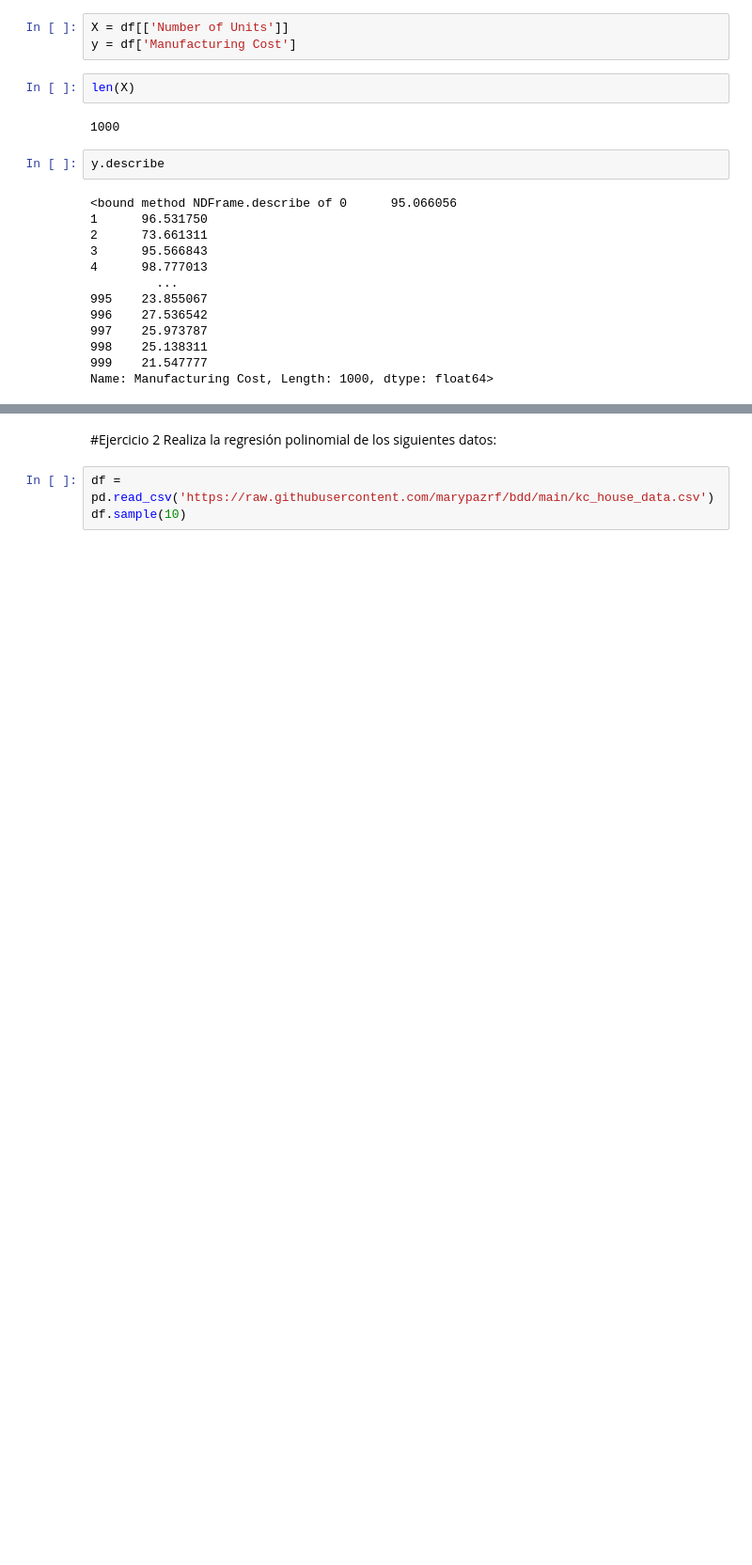
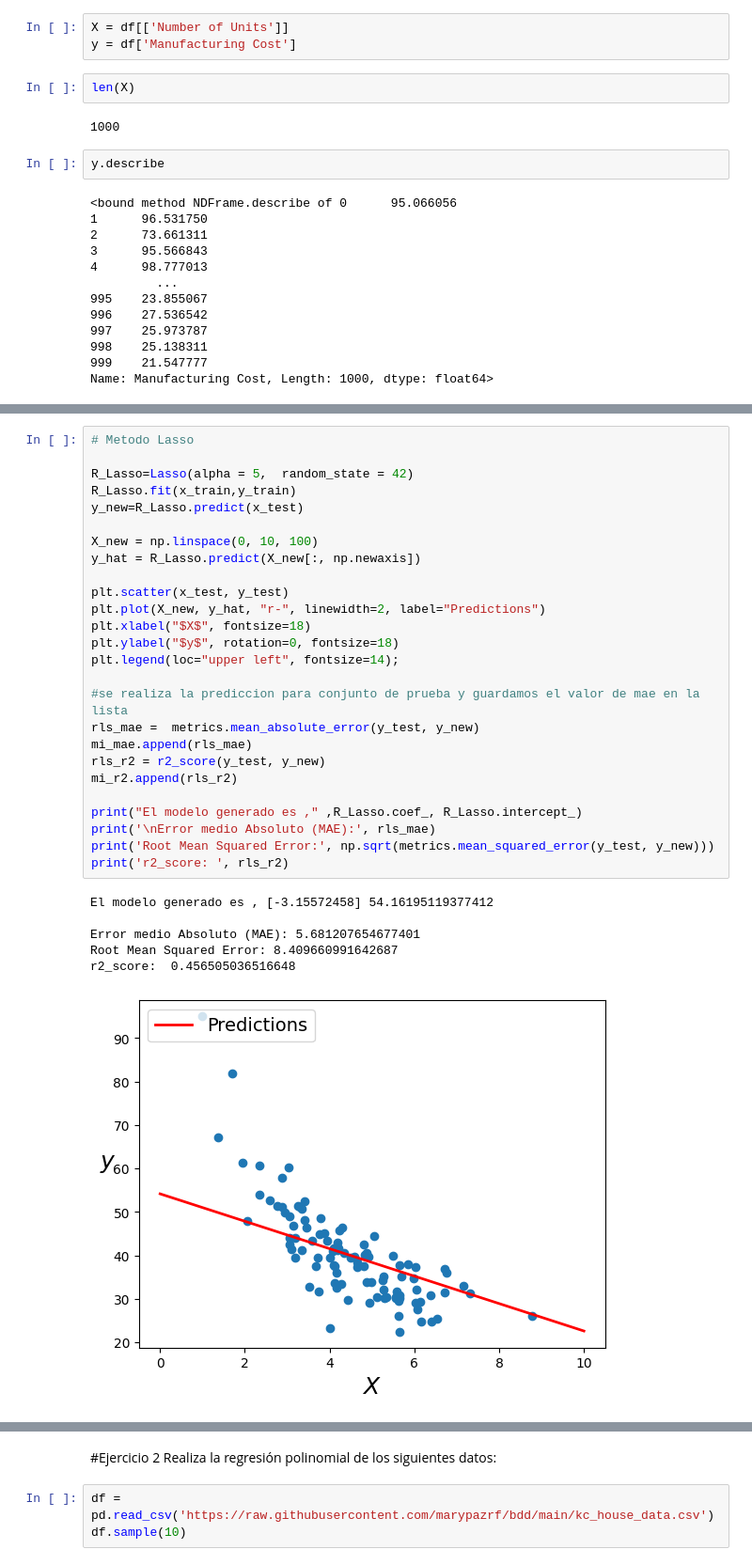
Before and after one commit to PosgradoMNA/actividades-de-aprendizaje-joshiecruz, a Jupyter notebook: Entregas Semanales/Entrega Semana 8/Regresiones - Kmeans/TecMty_Regresion_lineal_polinomial (2).ipynb, the cells around one changed output, grey strips where cells are left out. Shown: that part at 94% size. Drawn from its saved outputs; the diff is of its cells as text; blank space fills up the shorter version.

```diff
--- a/Entregas Semanales/Entrega Semana 8/Regresiones - Kmeans/TecMty_Regresion_lineal_polinomial (2).ipynb
+++ b/Entregas Semanales/Entrega Semana 8/Regresiones - Kmeans/TecMty_Regresion_lineal_polinomial (2).ipynb
@@ -315,0 +427,33 @@ NameError: ignored
+# %%
+# Metodo Lasso
+
+R_Lasso=Lasso(alpha = 5,  random_state = 42)
+R_Lasso.fit(x_train,y_train)
+y_new=R_Lasso.predict(x_test)
+
+X_new = np.linspace(0, 10, 100)
+y_hat = R_Lasso.predict(X_new[:, np.newaxis])
+
+plt.scatter(x_test, y_test)
+plt.plot(X_new, y_hat, "r-", linewidth=2, label="Predictions")
+plt.xlabel("$X$", fontsize=18)
+plt.ylabel("$y$", rotation=0, fontsize=18)
+plt.legend(loc="upper left", fontsize=14);
+
+#se realiza la prediccion para conjunto de prueba y guardamos el valor de mae en la lista
+rls_mae =  metrics.mean_absolute_error(y_test, y_new)
+mi_mae.append(rls_mae)
+rls_r2 = r2_score(y_test, y_new)
+mi_r2.append(rls_r2)
+
+print("El modelo generado es ," ,R_Lasso.coef_, R_Lasso.intercept_)
+print('\nError medio Absoluto (MAE):', rls_mae)
+print('Root Mean Squared Error:', np.sqrt(metrics.mean_squared_error(y_test, y_new)))
+print('r2_score: ', rls_r2)
+# %% [output]
+El modelo generado es , [-3.15572458] 54.16195119377412
+
+Error medio Absoluto (MAE): 5.681207654677401
+Root Mean Squared Error: 8.409660991642687
+r2_score:  0.456505036516648
+[figure, added]
```
Also changed, not shown: parts of 37 cells of this notebook, 1 other file.
